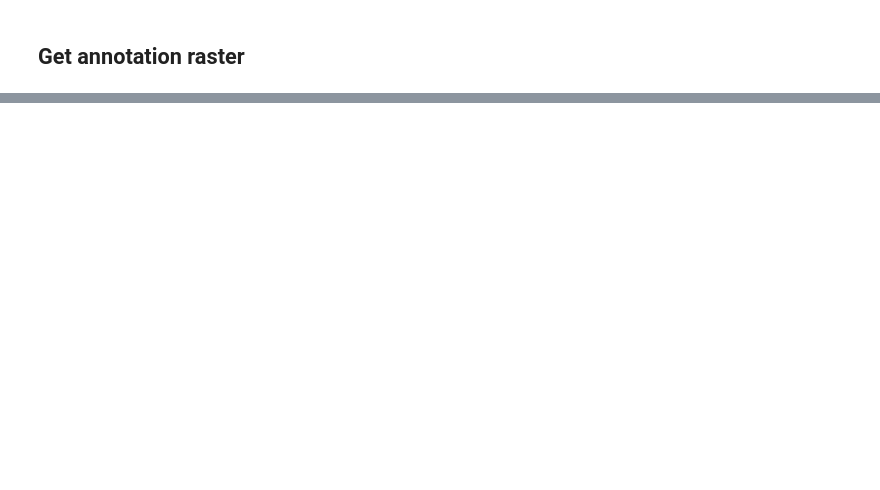
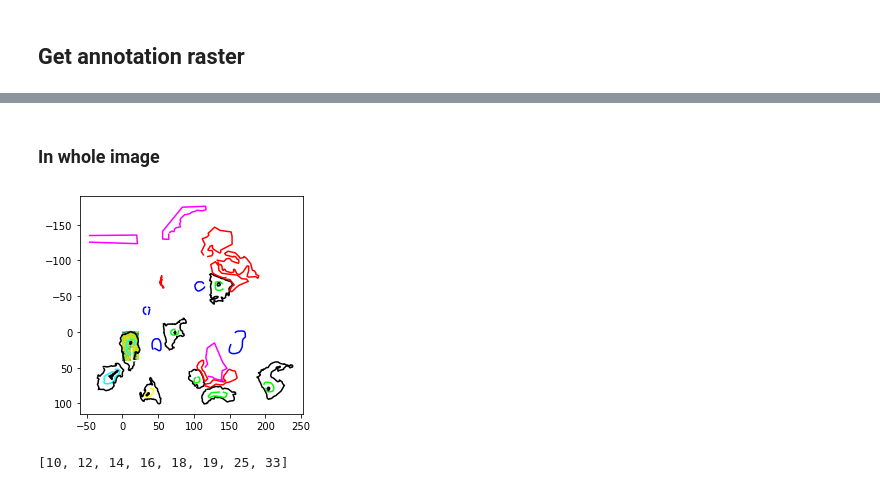
Before and after one commit to mjirik/scaffan, a Jupyter notebook: examples/read_image_example.ipynb, the cells around one changed output, grey strips where cells are left out. Saved outputs shown, nothing was run; the diff lists cells and outputs as text; code cells hidden in the pictures; blank space fills up the shorter version.

```diff
--- a/examples/read_image_example.ipynb
+++ b/examples/read_image_example.ipynb
@@ -103,0 +124,13 @@ plt.imshow(img_ann)
+# %% [markdown]
+### In whole image
+# %%
+# drow according to view
+plt.imshow(img)
+view.plot_annotations()
+# %% [output]
+[figure, added]
+# %%
+outer_ids, holes_ids = anim.select_just_outer_annotations(color="#000000")
+outer_ids
+# %% [output]
+[10, 12, 14, 16, 18, 19, 25, 33]
```
Also changed, not shown: parts of 12 cells of this notebook, 3 other files.
